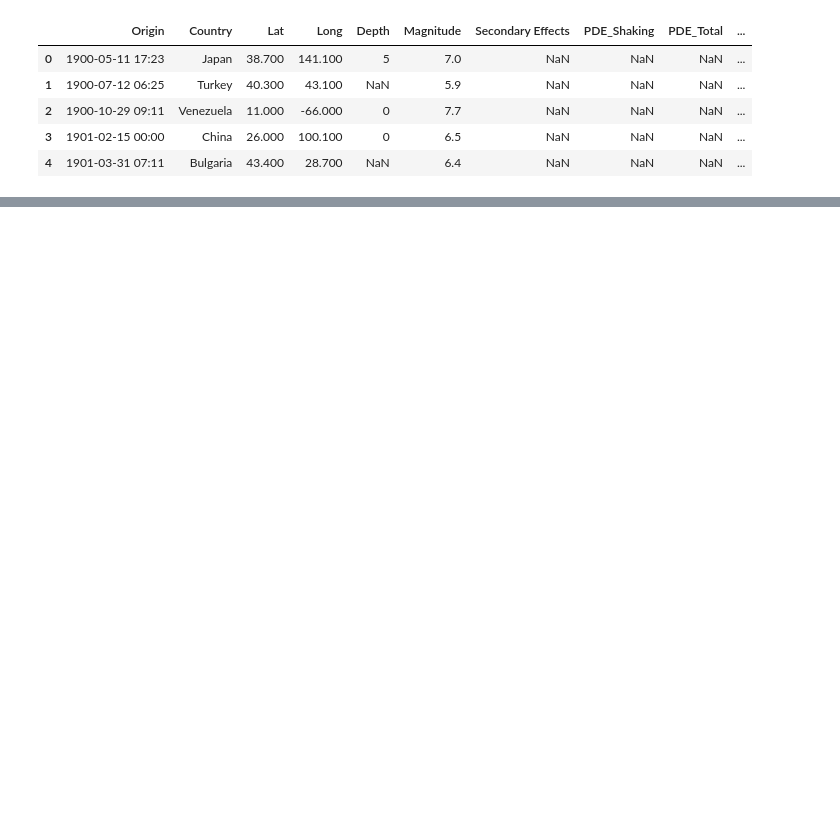
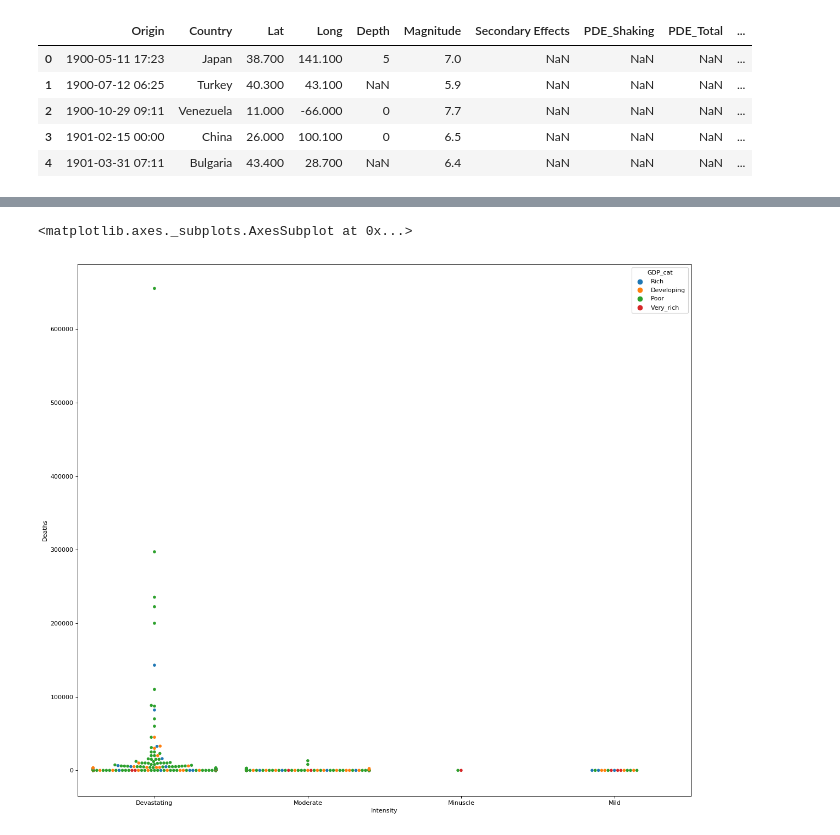
Before and after one commit to paulo-g-martinez/dq3-earthquakes, a Jupyter notebook: DQ3_120717.ipynb, the cells around one changed output, grey strips where cells are left out. Drawn from its saved outputs; the diff is of its cells as text; code cells hidden in the pictures; blank space fills up the shorter version.

```diff
--- a/DQ3_120717.ipynb
+++ b/DQ3_120717.ipynb
@@ -308,0 +277,6 @@ plt.scatter(quake_df_dens_GDP.Magnitude, quake_df_dens_GDP.Deaths, s= quake_df_d
+# %%
+fig=plt.figure(figsize=(18, 16), dpi= 80, facecolor='w', edgecolor='k')
+sns.swarmplot(x='Intensity', y= 'Deaths', hue = 'GDP_cat',data = quake_df_dens_GDP)
+# %% [output]
+<matplotlib.axes._subplots.AxesSubplot at 0x...>
+[figure, added]
```
Also changed, not shown: parts of 38 cells of this notebook.
